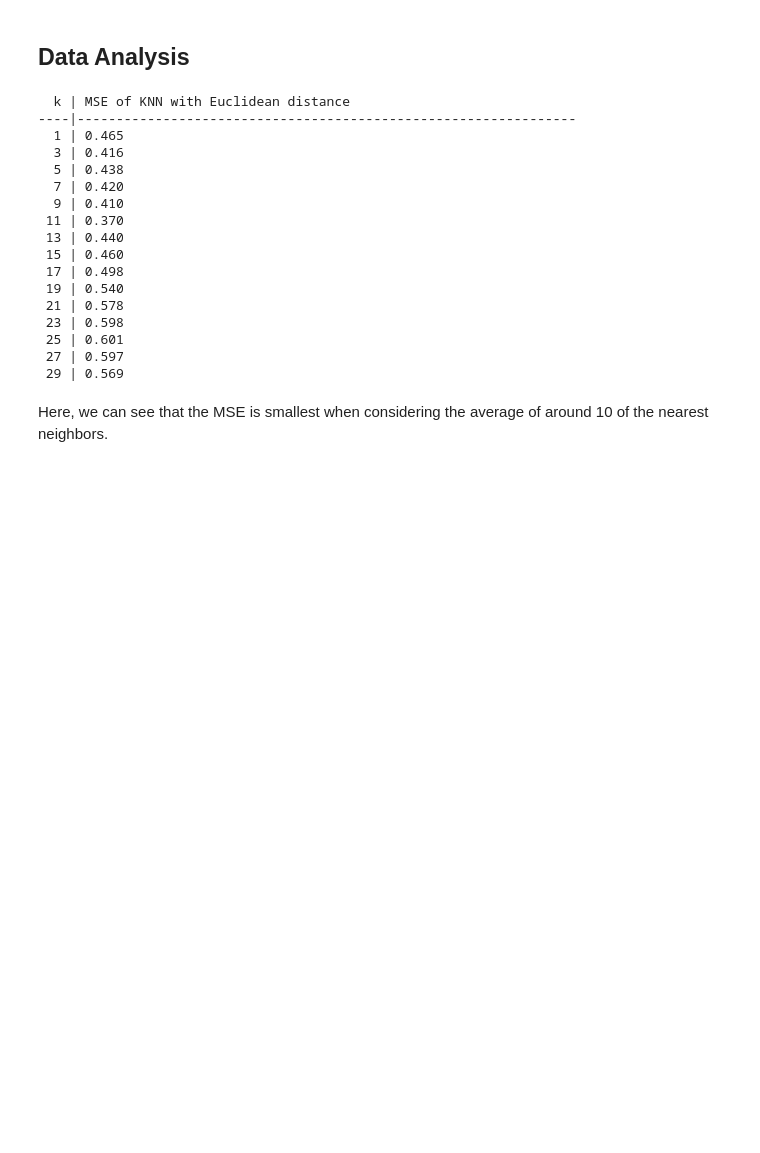
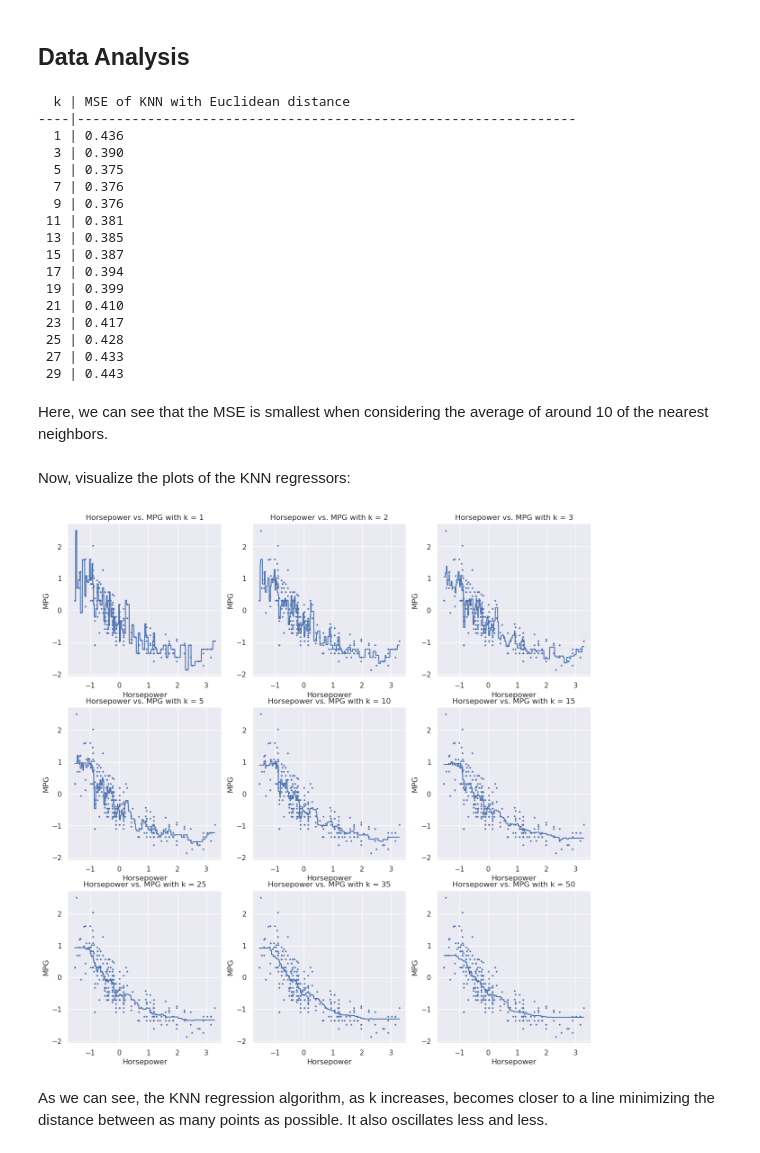
Before and after one commit to patrick7adams/DataScienceAndMachineLearning, a Jupyter notebook: Supervised Learning/Regression/2. K-Nearest Neighbors/KNearestNeighbors.ipynb, the cells around one changed output. Cells and saved outputs as stored; diff of their text form; code cells hidden in the pictures; blank space fills up the shorter version.

Commit message:
Added to KNN regression, created and finished boosting code

```diff
--- a/Supervised Learning/Regression/2. K-Nearest Neighbors/KNearestNeighbors.ipynb
+++ b/Supervised Learning/Regression/2. K-Nearest Neighbors/KNearestNeighbors.ipynb
@@ -72,11 +72,10 @@ def predict_k_nearest_neighbors(dist_func, train_x, train_y, point, k):
         neighbor = nearest_neighbors[i]
         neighbor_prediction = neighbor[1]
         prediction += neighbor_prediction / k
-    return round(prediction)
+    return prediction
 
 def test_k_nearest_neighbors(dist_func, train_X, train_y, test_X, test_y, k):
     # return average MSE
-    good_preds = 0
     n = test_X.shape[0]
     predictions = [predict_k_nearest_neighbors(dist_func, train_X, train_y, test_X[i, :], k) for i in range(n)]
     return MSE(predictions, test_y)
@@ -91,20 +90,39 @@ for k in range(1, 31, 2):
 # %% [output]
   k | MSE of KNN with Euclidean distance
 ----|----------------------------------------------------------------
-  1 | 0.465
-  3 | 0.416
-  5 | 0.438
-  7 | 0.420
-  9 | 0.410
- 11 | 0.370
- 13 | 0.440
- 15 | 0.460
- 17 | 0.498
- 19 | 0.540
- 21 | 0.578
- 23 | 0.598
- 25 | 0.601
- 27 | 0.597
- 29 | 0.569
+  1 | 0.436
+  3 | 0.390
+  5 | 0.375
+  7 | 0.376
+  9 | 0.376
+ 11 | 0.381
+ 13 | 0.385
+ 15 | 0.387
+ 17 | 0.394
+ 19 | 0.399
+ 21 | 0.410
+ 23 | 0.417
+ 25 | 0.428
+ 27 | 0.433
+ 29 | 0.443
 # %% [markdown]
 Here, we can see that the MSE is smallest when considering the average of around 10 of the nearest neighbors.
+# %% [markdown]
+Now, visualize the plots of the KNN regressors:
+# %%
+fig, axs = plt.subplots(3, 3, figsize = (15, 15))
+t = np.linspace(min(train_X[:, 2]), max(train_X[:, 2]), 1000)[:, np.newaxis]
+
+k_vals = [1, 2, 3, 5, 10, 15, 25, 35, 50]
+for (j, k) in enumerate(k_vals):
+    i1, i2 = j // 3, j % 3
+    predictions = [predict_k_nearest_neighbors(euclidean_distance, train_X[:, 2], train_y, t_i, k) for t_i in t]
+    axs[i1, i2].plot(t, predictions)
+    axs[i1, i2].set_xlabel("Horsepower")
+    axs[i1, i2].set_ylabel("MPG")
+    axs[i1, i2].set_title(f"Horsepower vs. MPG with k = {k}")
+    axs[i1, i2].scatter(train_X[:, 2], train_y[:], s = 3)
+# %% [output]
+[figure, added]
+# %% [markdown]
+As we can see, the KNN regression algorithm, as k increases, becomes closer to a line minimizing the distance between as many points as possible. It also oscillates less and less.
```
Also changed, not shown: 2 other files.
